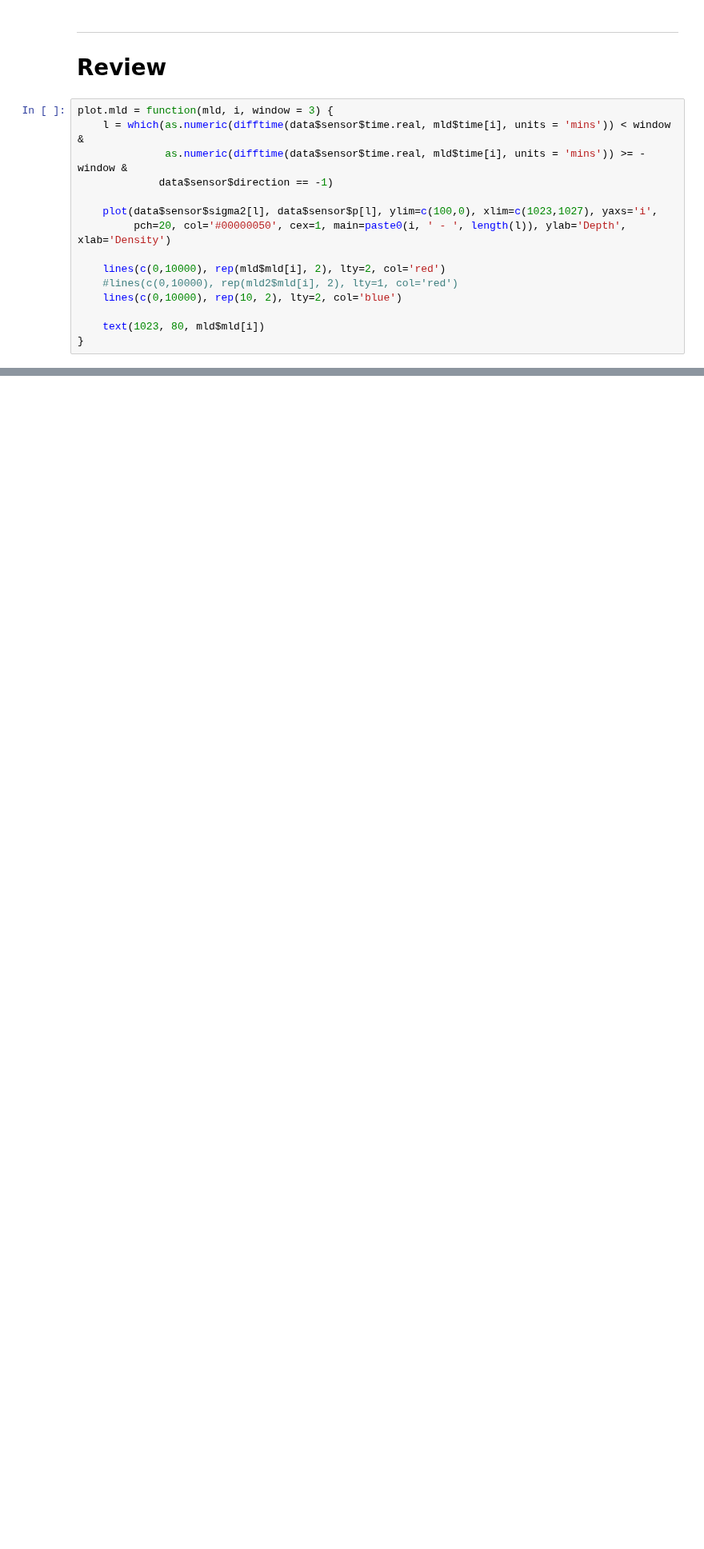
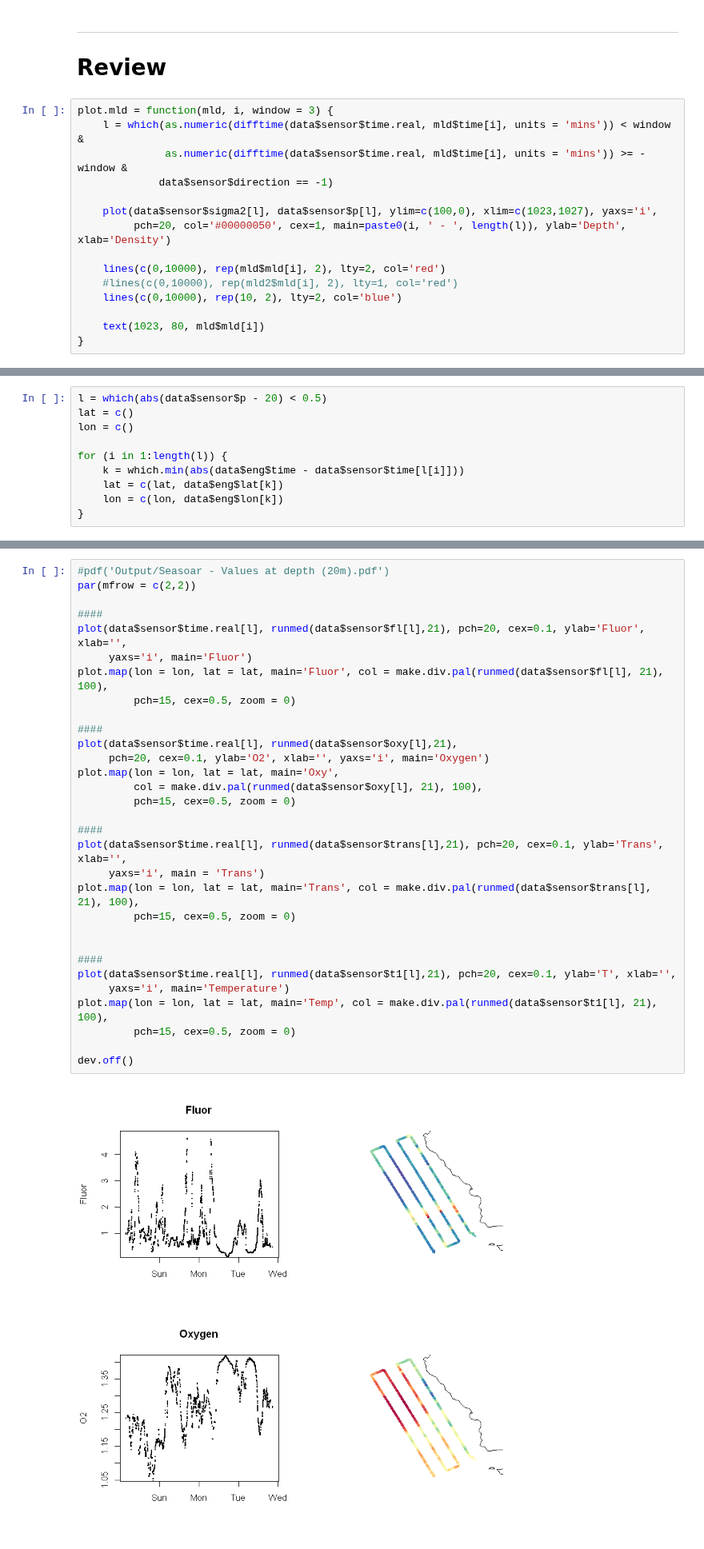
Before and after one commit to tbrycekelly/MIMS-TBK, a Jupyter notebook: Generate Input - SeaSoar-Copy1.ipynb, the cells around one changed output, grey strips where cells are left out. Shown at 80% size. Drawn from its saved outputs; the diff is of its cells as text; blank space fills up the shorter version.

Commit message:
Oxygen

```diff
--- a/Generate Input - SeaSoar-Copy1.ipynb
+++ b/Generate Input - SeaSoar-Copy1.ipynb
@@ -360,0 +359,10 @@ png
+# %%
+l = which(abs(data$sensor$p - 20) < 0.5)
+lat = c()
+lon = c()
+
+for (i in 1:length(l)) {
+    k = which.min(abs(data$eng$time - data$sensor$time[l[i]]))
+    lat = c(lat, data$eng$lat[k])
+    lon = c(lon, data$eng$lon[k])
+}
@@ -360,0 +399,33 @@ png
+# %%
+#pdf('Output/Seasoar - Values at depth (20m).pdf')
+par(mfrow = c(2,2))
+
+####
+plot(data$sensor$time.real[l], runmed(data$sensor$fl[l],21), pch=20, cex=0.1, ylab='Fluor', xlab='',
+     yaxs='i', main='Fluor')
+plot.map(lon = lon, lat = lat, main='Fluor', col = make.div.pal(runmed(data$sensor$fl[l], 21), 100),
+         pch=15, cex=0.5, zoom = 0)
+
+####
+plot(data$sensor$time.real[l], runmed(data$sensor$oxy[l],21),
+     pch=20, cex=0.1, ylab='O2', xlab='', yaxs='i', main='Oxygen')
+plot.map(lon = lon, lat = lat, main='Oxy',
+         col = make.div.pal(runmed(data$sensor$oxy[l], 21), 100),
+         pch=15, cex=0.5, zoom = 0)
+
+####
+plot(data$sensor$time.real[l], runmed(data$sensor$trans[l],21), pch=20, cex=0.1, ylab='Trans', xlab='',
+     yaxs='i', main = 'Trans')
+plot.map(lon = lon, lat = lat, main='Trans', col = make.div.pal(runmed(data$sensor$trans[l], 21), 100),
+         pch=15, cex=0.5, zoom = 0)
+
+
+####
+plot(data$sensor$time.real[l], runmed(data$sensor$t1[l],21), pch=20, cex=0.1, ylab='T', xlab='',
+     yaxs='i', main='Temperature')
+plot.map(lon = lon, lat = lat, main='Temp', col = make.div.pal(runmed(data$sensor$t1[l], 21), 100),
+         pch=15, cex=0.5, zoom = 0)
+
+dev.off()
+# %% [output]
+[figure, added]
```
Also changed, not shown: parts of 11 cells of this notebook, 38 other files.
